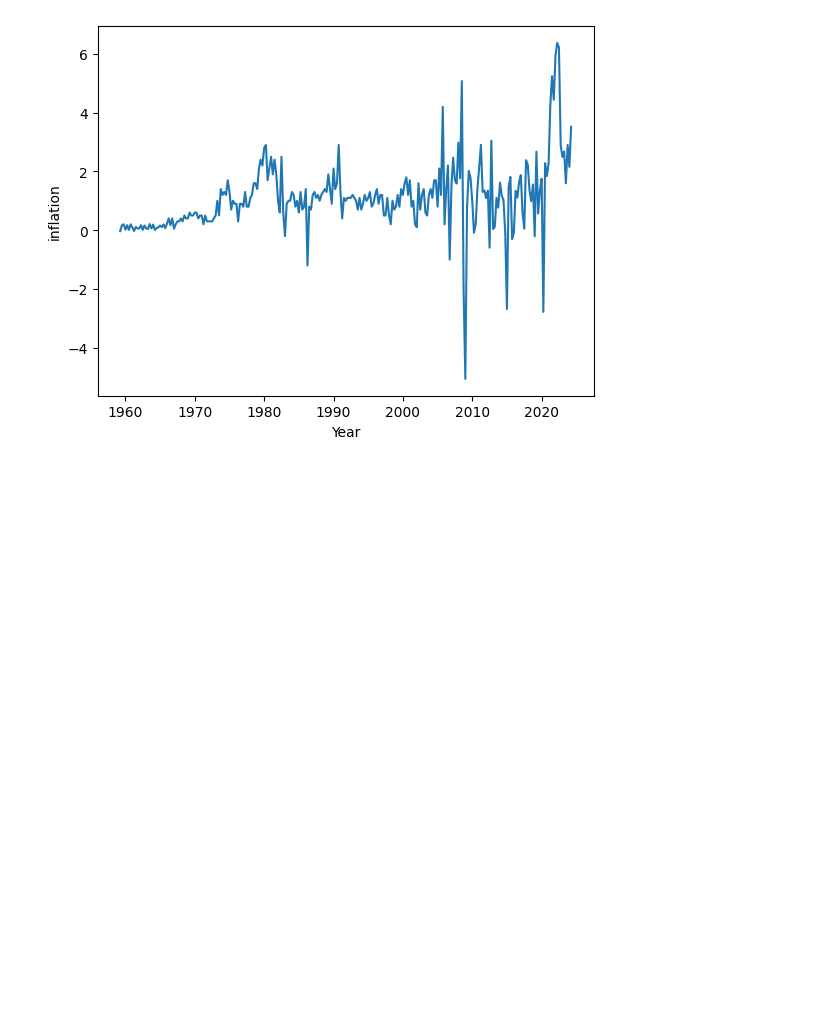
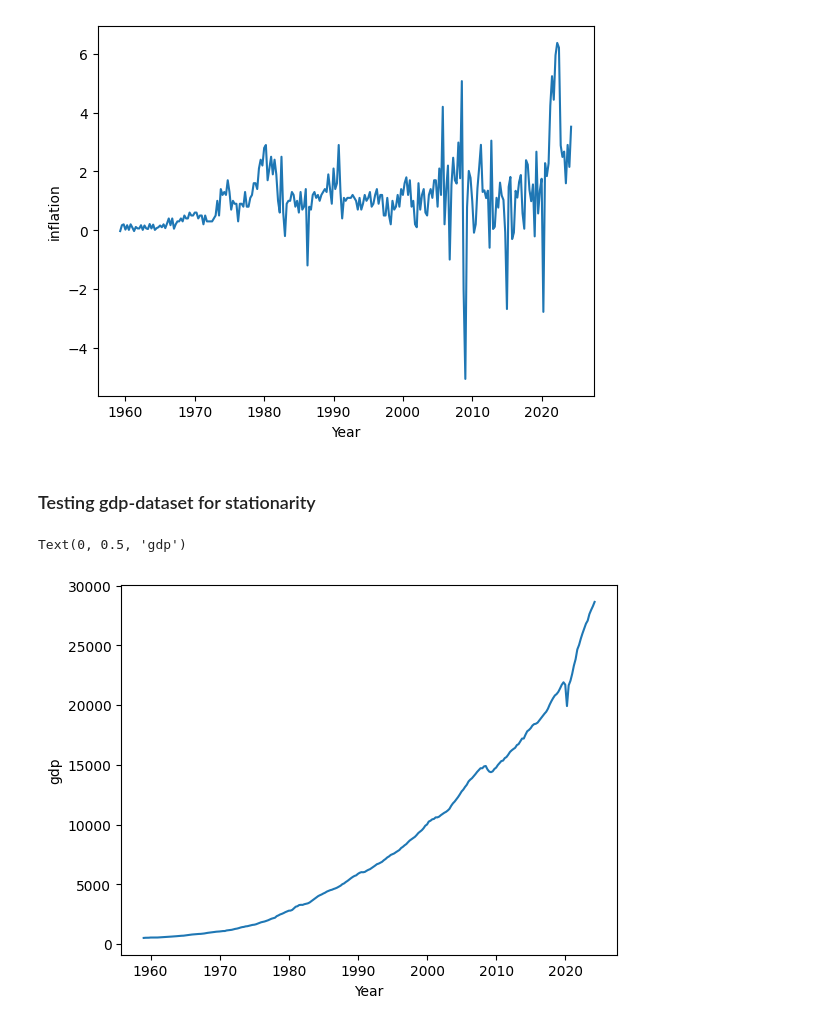
Before and after one commit to niklas0801/VAR_Models, a Jupyter notebook: VAR_model.ipynb, the cells around one changed output. Drawn from its saved outputs; the diff is of its cells as text; code cells hidden in the pictures; blank space fills up the shorter version.

```diff
--- a/VAR_model.ipynb
+++ b/VAR_model.ipynb
@@ -282,3 +282,17 @@ ax.set_ylabel("inflation")
 # %% [output]
 Text(0, 0.5, 'inflation')
 [figure]
+# %% [markdown]
+### Testing gdp-dataset for stationarity
+# %%
+# Plotting inflation (CPI)
+
+fig, ax = plt.subplots()
+ax.plot("gdp", data=gdp)
+ax.set_xlabel("Year")
+ax.set_ylabel("gdp")
+
+# From pure observation, the time-series is probably not stationary
+# %% [output]
+Text(0, 0.5, 'gdp')
+[figure, added]
```
Also changed, not shown: parts of 6 cells of this notebook.
